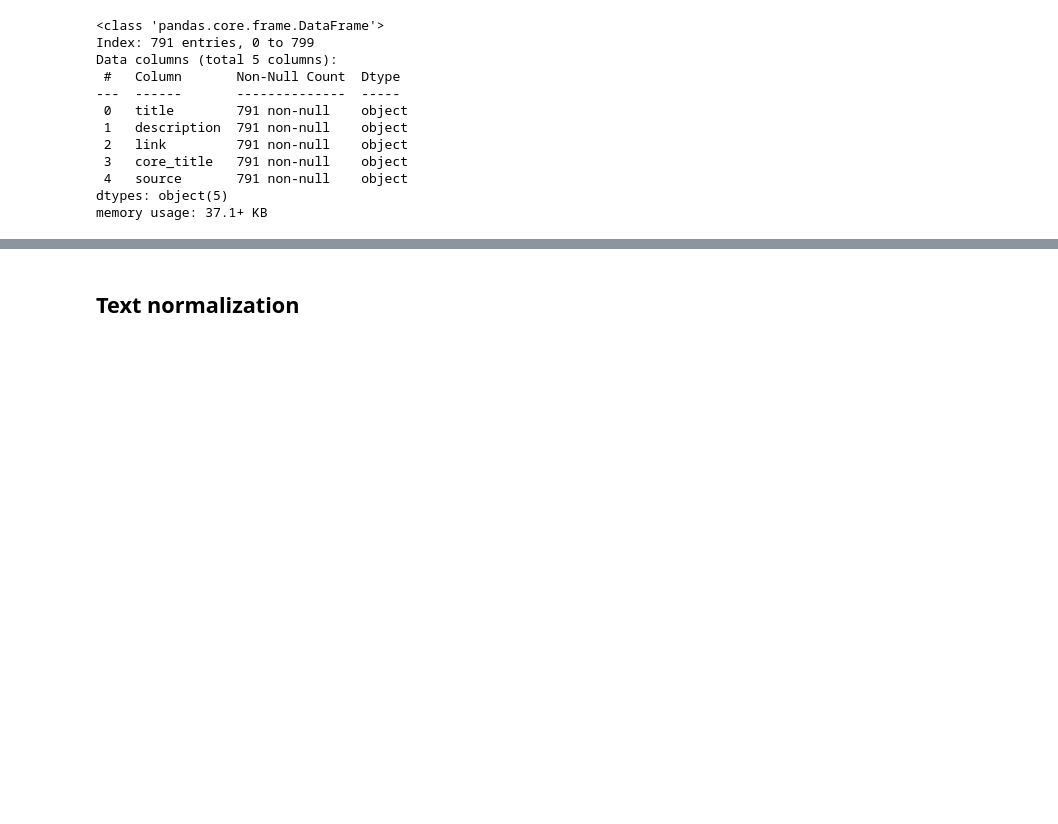
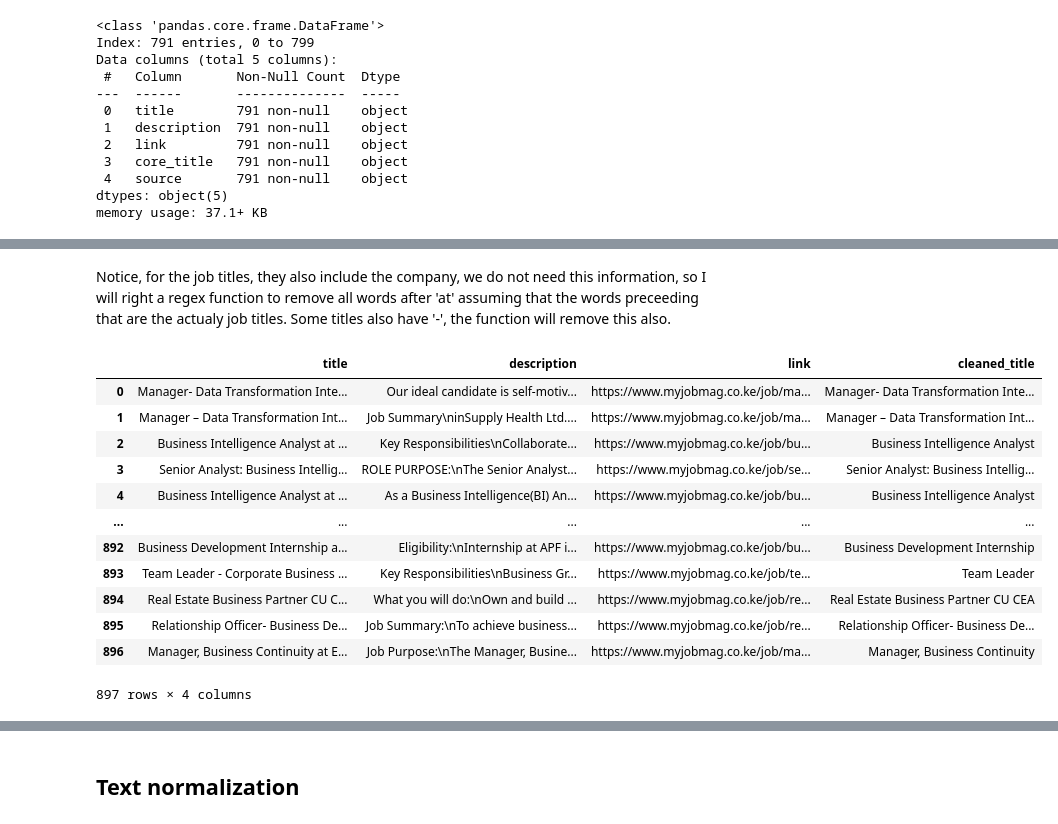
Before and after one commit to WamzMwangi/Job_Market_Analysis-BI_Tools, a Jupyter notebook: main.ipynb, the cells around one changed output, grey strips where cells are left out. Saved outputs shown, nothing was run; the diff lists cells and outputs as text; code cells hidden in the pictures; blank space fills up the shorter version.

```diff
--- a/main.ipynb
+++ b/main.ipynb
@@ -122,0 +141,2 @@ memory usage: 37.1+ KB
+# %% [markdown]
+Notice, for the job titles, they also include the company, we do not need this information, so I will right a regex function to remove all words after 'at' assuming that the words preceeding that are the actualy job titles. Some titles also have '-', the function will remove this also.
@@ -122,0 +146,17 @@ memory usage: 37.1+ KB
+# %%
+df2['cleaned_title']=df2['title'].apply(remove_company_name)
+df2
+# %% [output]
+|  | title | description | link | cleaned_title |
+| 0 | Manager- Data Transformation Inte... | Our ideal candidate is self-motiv... | https://www.myjobmag.co.ke/job/ma... | Manager- Data Transformation Inte... |
+| 1 | Manager – Data Transformation Int... | Job Summary\ninSupply Health Ltd.... | https://www.myjobmag.co.ke/job/ma... | Manager – Data Transformation Int... |
+| 2 | Business Intelligence Analyst at ... | Key Responsibilities\nCollaborate... | https://www.myjobmag.co.ke/job/bu... | Business Intelligence Analyst |
+| 3 | Senior Analyst: Business Intellig... | ROLE PURPOSE:\nThe Senior Analyst... | https://www.myjobmag.co.ke/job/se... | Senior Analyst: Business Intellig... |
+| 4 | Business Intelligence Analyst at ... | As a Business Intelligence(BI) An... | https://www.myjobmag.co.ke/job/bu... | Business Intelligence Analyst |
+| ... | ... | ... | ... | ... |
+| 892 | Business Development Internship a... | Eligibility:\nInternship at APF i... | https://www.myjobmag.co.ke/job/bu... | Business Development Internship |
+| 893 | Team Leader - Corporate Business ... | Key Responsibilities\nBusiness Gr... | https://www.myjobmag.co.ke/job/te... | Team Leader |
+| 894 | Real Estate Business Partner CU C... | What you will do:\nOwn and build ... | https://www.myjobmag.co.ke/job/re... | Real Estate Business Partner CU CEA |
+| 895 | Relationship Officer- Business De... | Job Summary:\nTo achieve business... | https://www.myjobmag.co.ke/job/re... | Relationship Officer- Business De... |
+| 896 | Manager, Business Continuity at E... | Job Purpose:\nThe Manager, Busine... | https://www.myjobmag.co.ke/job/ma... | Manager, Business Continuity |
+897 rows × 4 columns
```
Also changed, not shown: parts of 15 cells of this notebook, 1 other file.
